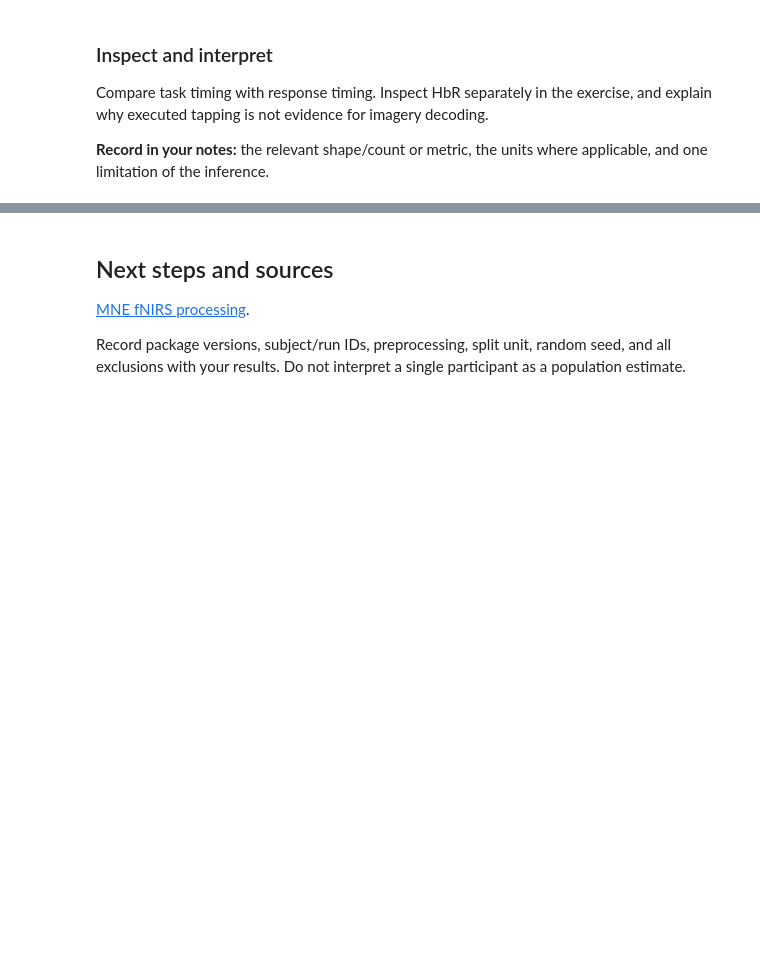
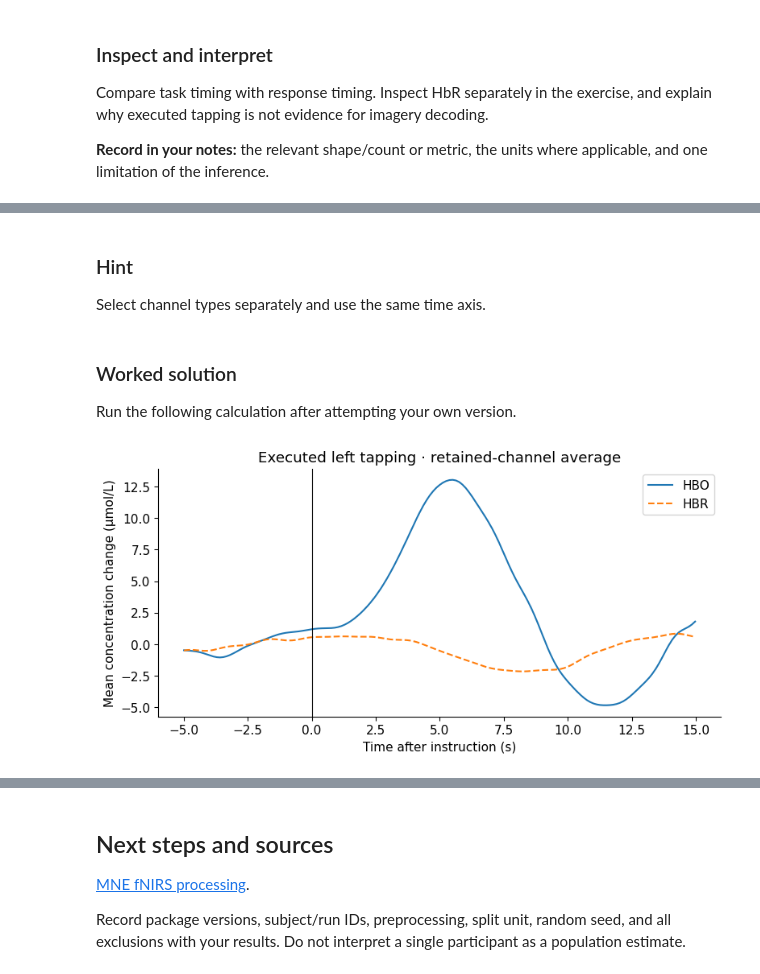
Before and after one commit to berdakh/ROBT613-BCI-Workshop, a Jupyter notebook: notebooks/12_fnirs_motor_paradigm.ipynb, the cells around one changed output, grey strips where cells are left out. Drawn from its saved outputs; the diff is of its cells as text; code cells hidden in the pictures; blank space fills up the shorter version.

```diff
--- a/notebooks/12_fnirs_motor_paradigm.ipynb
+++ b/notebooks/12_fnirs_motor_paradigm.ipynb
@@ -214,0 +380,13 @@ Low-coupling channels: []
+# %%
+# Convert positive intensity into relative logarithmic attenuation.
+od = optical_density(intensity)
+# Calculate a quality indicator before interpreting hemoglobin changes.
+sci = scalp_coupling_index(od)
+# Store this intermediate result so the next operation can be traced and inspected.
+od.info['bads'] = [ch for ch, s in zip(od.ch_names, sci) if s < 0.5]
+# Display a bounded diagnostic; read the units, shape or partition rather than treating output as a success label.
+print('Low-coupling channels:', od.info['bads'])
+# Convert wavelength attenuation to relative HbO/HbR using the declared pathlength factor.
+haemo = beer_lambert_law(od, ppf=0.1)
+# Apply the declared frequency filter; copy first when the original must be preserved.
+haemo.filter(0.05, 0.7, h_trans_bandwidth=0.2, l_trans_bandwidth=0.02)
@@ -331,0 +526,18 @@ Trace the units from measured intensity through optical density to relative HbO/
+# %% [markdown]
+### Hint
+
+Select channel types separately and use the same time axis.
+# %% [markdown]
+### Worked solution
+
+Run the following calculation after attempting your own version.
+# %%
+fig,ax=plt.subplots(figsize=(9,4))
+for kind,style in [('hbo','-'),('hbr','--')]:
+    lab_ev=epochs['Left'].average(picks=kind)
+    ax.plot(lab_ev.times,lab_ev.data.mean(axis=0)*1e6,style,label=kind.upper())
+ax.axvline(0,color='black',lw=.8)
+ax.set(xlabel='Time after instruction (s)',ylabel='Mean concentration change (µmol/L)',title='Executed left tapping · retained-channel average')
+ax.legend();plt.show()
+# %% [output]
+[figure, added]
```
Also changed, not shown: parts of 79 cells of this notebook, 15 other files.
